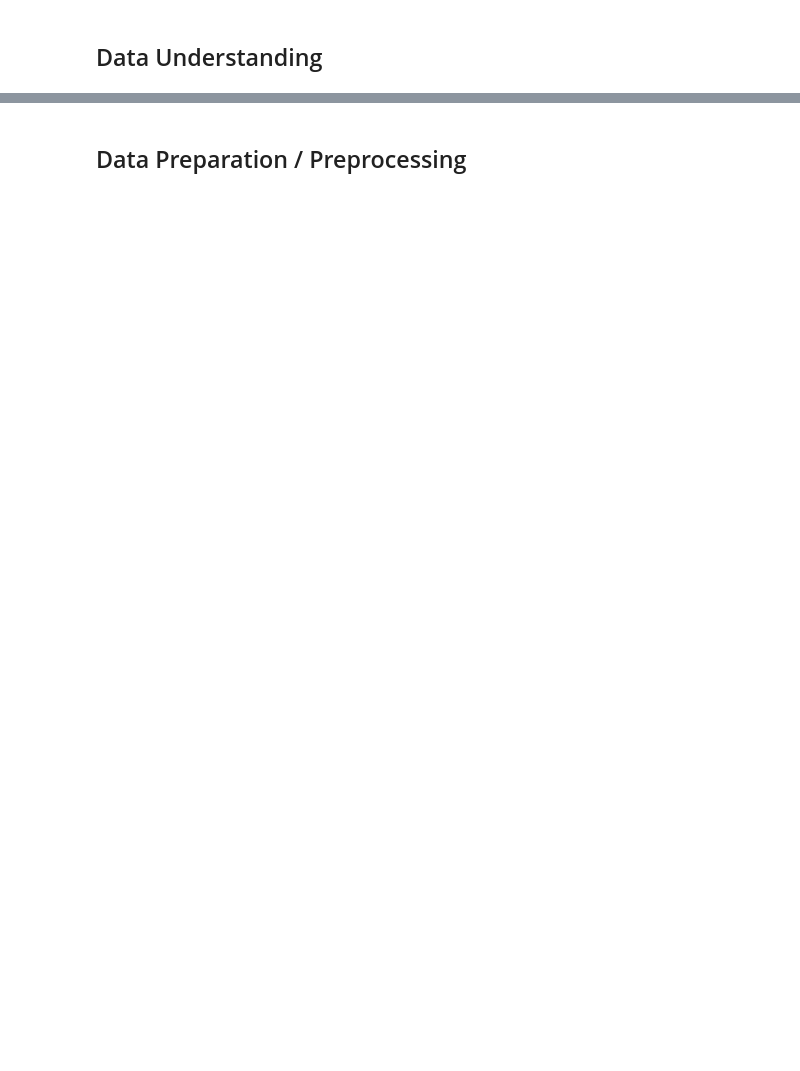
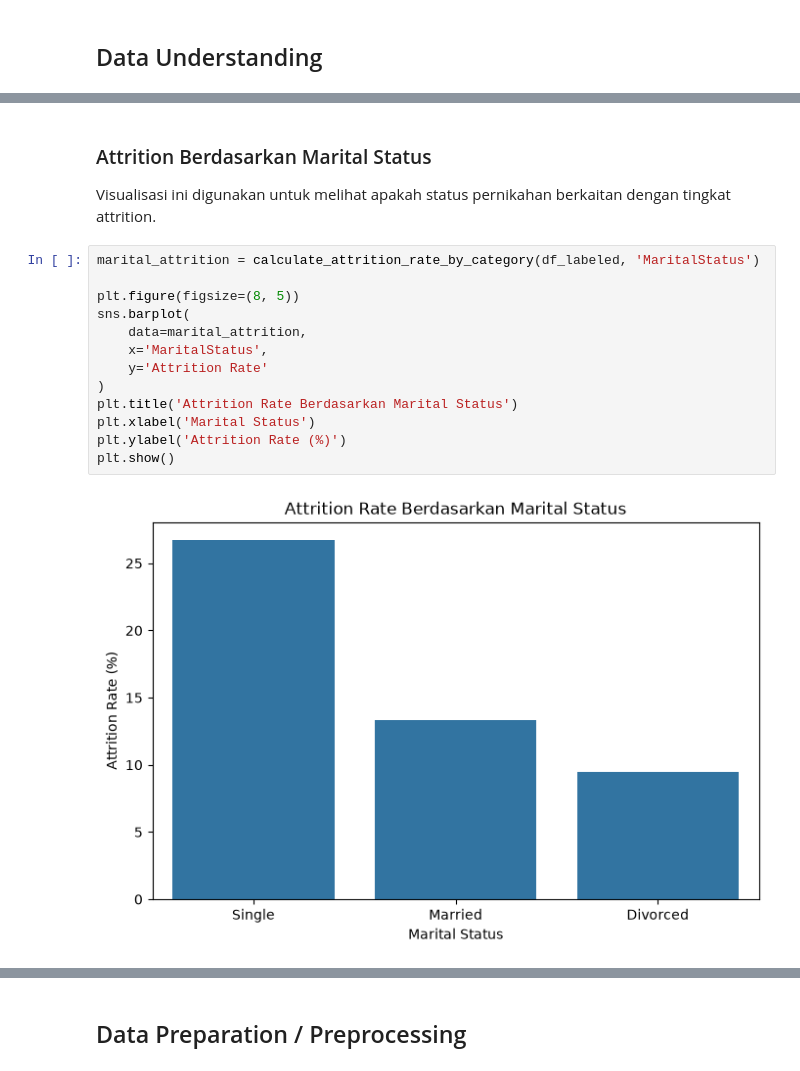
Before and after one commit to nafisfhkr/hr-attrition-prediction-dashboard, a Jupyter notebook: notebook.ipynb, the cells around one changed output, grey strips where cells are left out. Drawn from its saved outputs; the diff is of its cells as text; blank space fills up the shorter version.

```diff
--- a/notebook.ipynb
+++ b/notebook.ipynb
@@ -14,0 +369,19 @@
+# %% [markdown]
+### Attrition Berdasarkan Marital Status
+
+Visualisasi ini digunakan untuk melihat apakah status pernikahan berkaitan dengan tingkat attrition.
+# %%
+marital_attrition = calculate_attrition_rate_by_category(df_labeled, 'MaritalStatus')
+
+plt.figure(figsize=(8, 5))
+sns.barplot(
+    data=marital_attrition,
+    x='MaritalStatus',
+    y='Attrition Rate'
+)
+plt.title('Attrition Rate Berdasarkan Marital Status')
+plt.xlabel('Marital Status')
+plt.ylabel('Attrition Rate (%)')
+plt.show()
+# %% [output]
+[figure, added]
```
Also changed, not shown: parts of 38 cells of this notebook, 8 other files.
